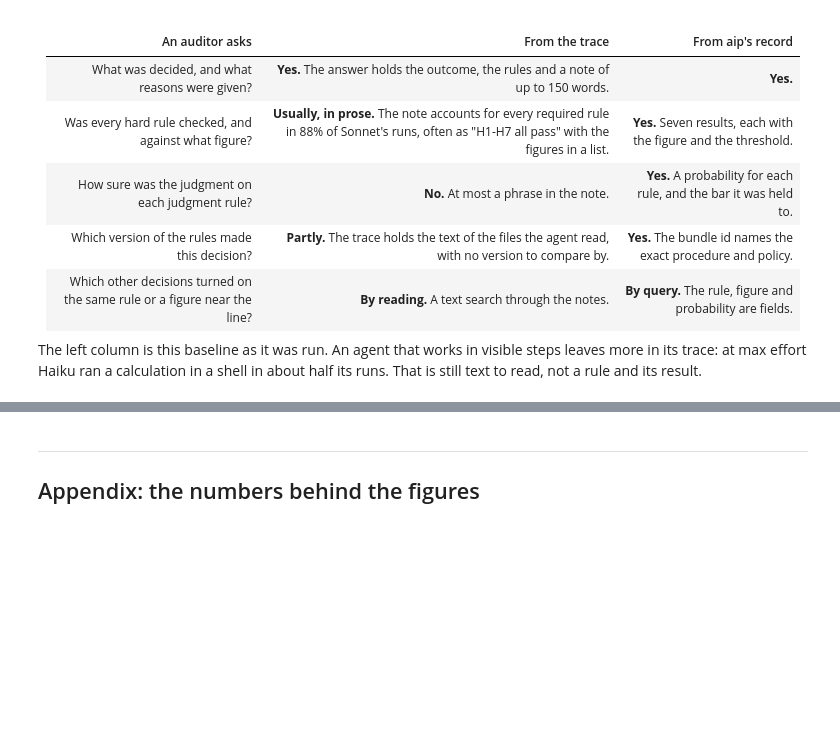
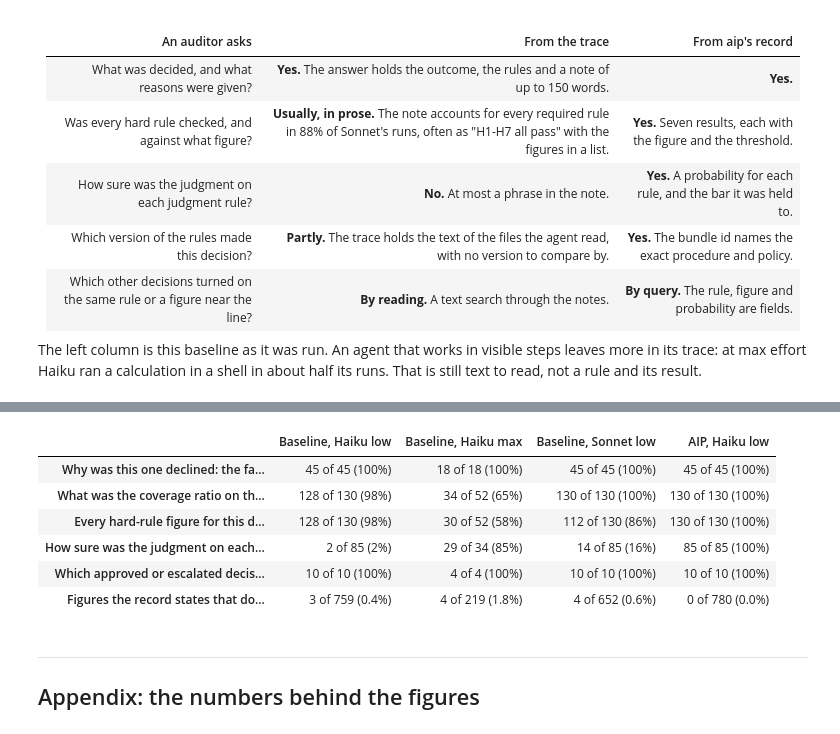
Before and after one commit to zach-blumenfeld/graph-memory-system-one-demo, a Jupyter notebook: loan-bench-aip-demo/analysis.ipynb, the cells around one changed output, grey strips where cells are left out. Cells and saved outputs as stored; diff of their text form; code cells hidden in the pictures; blank space fills up the shorter version.

Commit message:
Loan benchmark: auditor questions measured against each record
Co-Authored-By: Claude Fable 5.2 <noreply@anthropic.com>

```diff
--- a/loan-bench-aip-demo/analysis.ipynb
+++ b/loan-bench-aip-demo/analysis.ipynb
@@ -733,3 +741,92 @@ The left column is this baseline as it was run. An agent that works in visible s
+# %%
+import make_applications
+
+def form_truth():
+    """Each application's true figures, worked out from its form, for the applications that need rule checks."""
+    truth = {}
+    for a in make_applications.APPS:
+        if a["expect"] == "return" or a["id"] not in EXPECTED:
+            continue
+        payment = make_applications.quoted_payment(a["amount"], a["term"])
+        months = (int(a["received"][:4]) - int(a["since"][:4])) * 12 + int(a["received"][5:7]) - int(a["since"][5:7])
+        truth[a["id"]] = dict(amount=a["amount"], term=a["term"], months=months, since=a["since"], score=a["score"],
+                              coverage=a["income"] / (a["debt"] + payment), percent=a["amount"] / a["revenue"] * 100)
+    return truth
+
+def baseline_figures(group):
+    """The figures a model read out of each baseline answer (bench/extract.py): what the answer states, or None."""
+    folder, cell = next((f, c) for g, a, f, c in RUNS if g == group and a == "Baseline")
+    for path in sorted((RESULTS / folder / "runs" / cell).glob("*.extract.json")):
+        x = json.loads(path.read_text())
+        yield path.name.split(".")[0], dict(amount=x["amount_requested"], term=x["term_months"], months=x["months_in_business"], since=x["operating_since"],
+                                            score=x["credit_score"], coverage=x["coverage_ratio"], percent=x["amount_percent_of_revenue"],
+                                            sure=[x[f"j{n}_probability"] for n in range(1, 6)], liens=x["bankruptcy_or_liens"])
+
+def aip_figures(key=("Haiku low", "AIP")):
+    """The same figures from aip's run files, where each is a field of a step's result."""
+    for path in sorted(RUN_FILES[key].glob("*.aip-runs.json")):
+        figure, sure = {}, []
+        for entry in json.loads(path.read_text())[-1]["run"]["history"]:
+            result = entry.get("result") or {}
+            figure.update({check["rule"]: check["figure"] for check in result.get("hard_rule_results", [])})
+            if entry["kind"] == "Decide":
+                sure.append(result["holds"]["noul"])
+        def number(rule, pattern):
+            found = re.search(pattern, figure.get(rule, ""))
+            return float(found.group(1).replace(",", "")) if found else None
+        since = re.search(r"since (\d{4}-\d{2})", figure.get("H3", ""))
+        yield path.name.split(".")[0], dict(amount=number("H1", r"\$([\d,]+)"), term=number("H2", r"term (\d+)"), months=number("H3", r"(\d+) months"),
+                                            since=since.group(1) if since else None, score=number("H4", r"score (\d+)"),
+                                            coverage=number("H6", r"coverage ([\d.]+)"), percent=number("H7", r"is ([\d.]+)%"), sure=sure, liens=figure.get("H5"))
+
+TRUTH = form_truth()
+WITHIN = {"amount": 0, "term": 0, "score": 0, "coverage": 0.011, "percent": 0.6}
+FIGURE_OF = {"H1": "amount", "H2": "term", "H3": "time", "H4": "score", "H6": "coverage", "H7": "percent"}
+
+def audit(rows):
+    """How many of an auditor's questions each run's record answers, and how many of its stated figures are wrong."""
+    count = collections.Counter()
+    for application, said in rows:
+        if application not in TRUTH:
+            continue
+        true, want = TRUTH[application], EXPECTED[application]
+        right = {k: said[k] is not None and abs(said[k] - true[k]) <= w for k, w in WITHIN.items()}
+        right["time"] = said["since"] == true["since"] or (said["months"] is not None and abs(said["months"] - true["months"]) <= 12)
+        count["runs"] += 1
+        count["coverage"] += right["coverage"]
+        count["every figure"] += all(right.values())
+        count["stated"] += sum(said[k] is not None for k in (*WITHIN, "months"))
+        count["wrong"] += sum(said[k] is not None and abs(said[k] - true[k]) > w for k, w in {**WITHIN, "months": 12}.items())
+        if want["outcome"] == "decline":
+            count["declines"] += 1
+            count["decline figure"] += all(right[FIGURE_OF[rule]] if rule in FIGURE_OF else bool(said["liens"]) for rule in want["failed_rules"])
+        else:
+            count["judged"] += 1
+            count["five numbers"] += sum(p is not None for p in said["sure"]) == 5
+        if true["coverage"] < 1.5 and want["outcome"] != "decline":
+            count["thin"] += 1
+            count["thin found"] += right["coverage"]
+    return count
+
+AUDITS = {**{f"Baseline, {group}": audit(baseline_figures(group)) for group in GROUPS}, "AIP, Haiku low": audit(aip_figures())}
+of = lambda count, part, whole: f"{count[part]} of {count[whole]} ({count[part] / count[whole]:.0%})"
+QUESTIONS = {
+    "Why was this one declined: the failed rule's own figure?": lambda c: of(c, "decline figure", "declines"),
+    "What was the coverage ratio on this decision?": lambda c: of(c, "coverage", "runs"),
+    "Every hard-rule figure for this decision: amount, term, time in business, score, coverage, size?": lambda c: of(c, "every figure", "runs"),
+    "How sure was the judgment on each of the five judgment rules, as a number?": lambda c: of(c, "five numbers", "judged"),
+    "Which approved or escalated decisions had coverage under 1.5?": lambda c: of(c, "thin found", "thin"),
+    "Figures the record states that do not match the form": lambda c: f"{c['wrong']} of {c['stated']} ({c['wrong'] / c['stated']:.1%})",
+}
+display(pd.DataFrame({name: {question: answer(count) for question, answer in QUESTIONS.items()} for name, count in AUDITS.items()}))
+# %% [output]
+|  | Baseline, Haiku low | Baseline, Haiku max | Baseline, Sonnet low | AIP, Haiku low |
+| Why was this one declined: the fa... | 45 of 45 (100%) | 18 of 18 (100%) | 45 of 45 (100%) | 45 of 45 (100%) |
+| What was the coverage ratio on th... | 128 of 130 (98%) | 34 of 52 (65%) | 130 of 130 (100%) | 130 of 130 (100%) |
+| Every hard-rule figure for this d... | 128 of 130 (98%) | 30 of 52 (58%) | 112 of 130 (86%) | 130 of 130 (100%) |
+| How sure was the judgment on each... | 2 of 85 (2%) | 29 of 34 (85%) | 14 of 85 (16%) | 85 of 85 (100%) |
+| Which approved or escalated decis... | 10 of 10 (100%) | 4 of 4 (100%) | 10 of 10 (100%) | 10 of 10 (100%) |
+| Figures the record states that do... | 3 of 759 (0.4%) | 4 of 219 (1.8%) | 4 of 652 (0.6%) | 0 of 780 (0.0%) |
 # %% [markdown]
 ---
 
```
Also changed, not shown: parts of 1 cell of this notebook, 3 other files.
